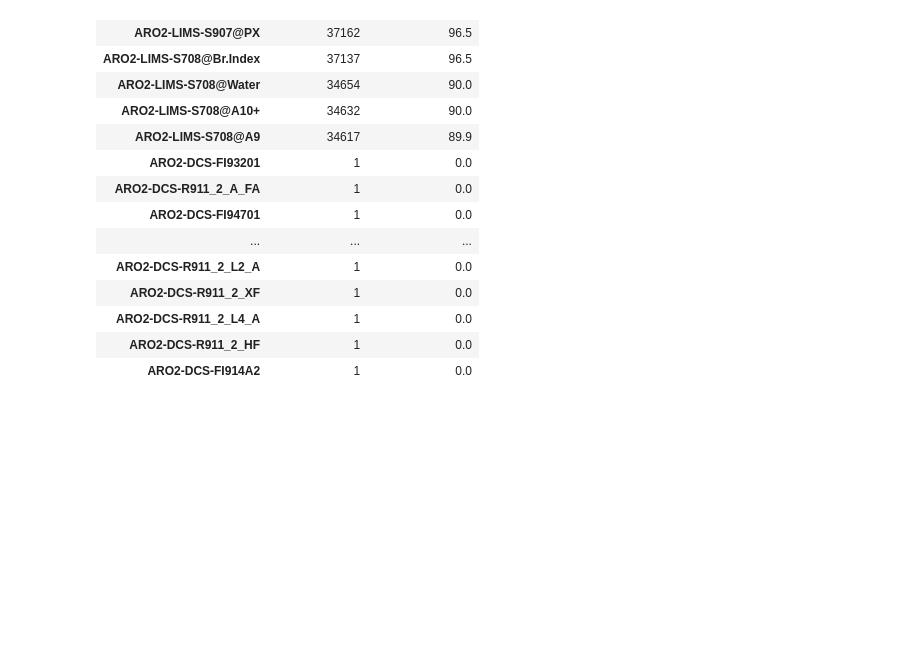
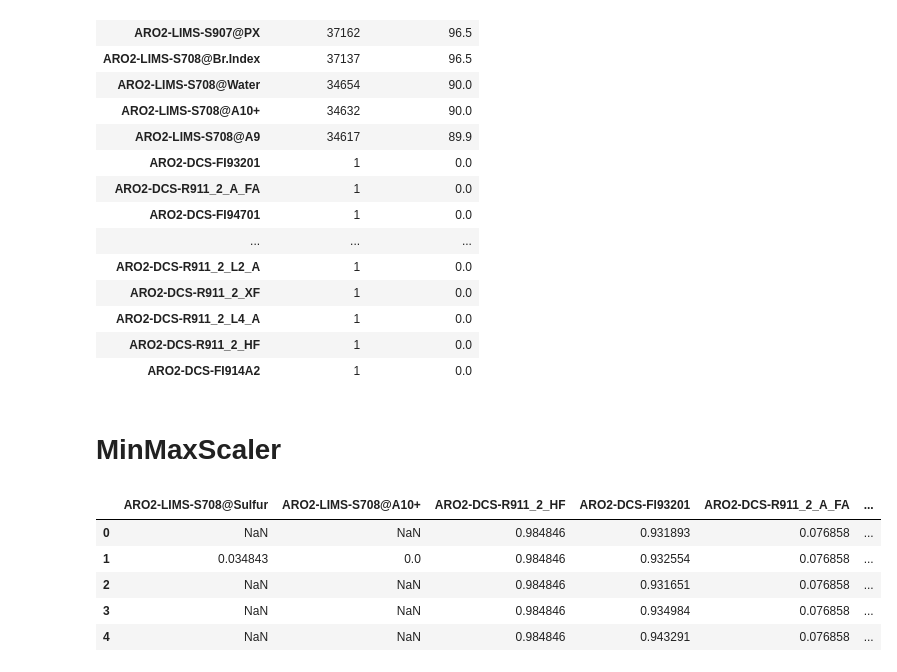
Before and after one commit to skywalker0803r/R911R912, a Jupyter notebook: notebook/EDA5.ipynb, the cells around one changed output. Saved outputs shown, nothing was run; the diff lists cells and outputs as text; code cells hidden in the pictures; blank space fills up the shorter version.

```diff
--- a/notebook/EDA5.ipynb
+++ b/notebook/EDA5.ipynb
@@ -116,3 +120,29 @@ There are 19 columns that have missing values.
 | ARO2-DCS-R911_2_L4_A | 1 | 0.0 |
 | ARO2-DCS-R911_2_HF | 1 | 0.0 |
 | ARO2-DCS-FI914A2 | 1 | 0.0 |
+# %% [markdown]
+# MinMaxScaler
+# %%
+from sklearn.preprocessing import MinMaxScaler
+mmx = MinMaxScaler()
+df[:] = mmx.fit_transform(df[:])
+new_x_col = []
+for i in x_col:
+    n =  get_interval(df,i)
+    if n == 1:
+        new_x_col.append(i)
+new_y_col = []
+for i in y_col:
+    n = get_interval(df,i)
+    if n == 24:
+        new_y_col.append(i)
+x_col = new_x_col
+y_col = new_y_col
+df.head()
+# %% [output]
+|  | ARO2-LIMS-S708@Sulfur | ARO2-LIMS-S708@A10+ | ARO2-DCS-R911_2_HF | ARO2-DCS-FI93201 | ARO2-DCS-R911_2_A_FA | ... |
+| 0 | NaN | NaN | 0.984846 | 0.931893 | 0.076858 | ... |
+| 1 | 0.034843 | 0.0 | 0.984846 | 0.932554 | 0.076858 | ... |
+| 2 | NaN | NaN | 0.984846 | 0.931651 | 0.076858 | ... |
+| 3 | NaN | NaN | 0.984846 | 0.934984 | 0.076858 | ... |
+| 4 | NaN | NaN | 0.984846 | 0.943291 | 0.076858 | ... |
```
Also changed, not shown: parts of 15 cells of this notebook.
